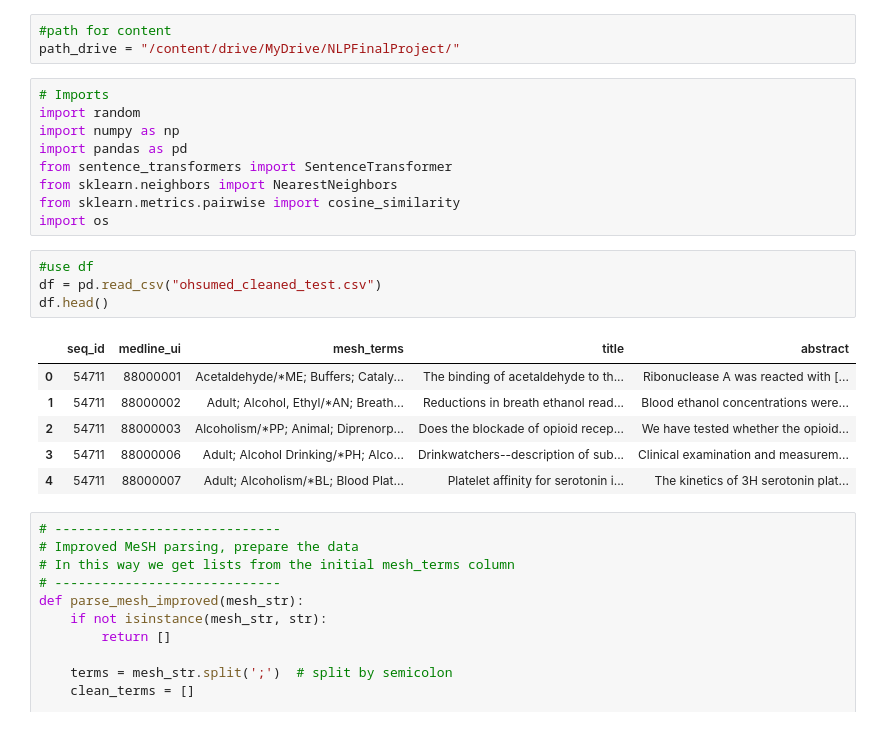
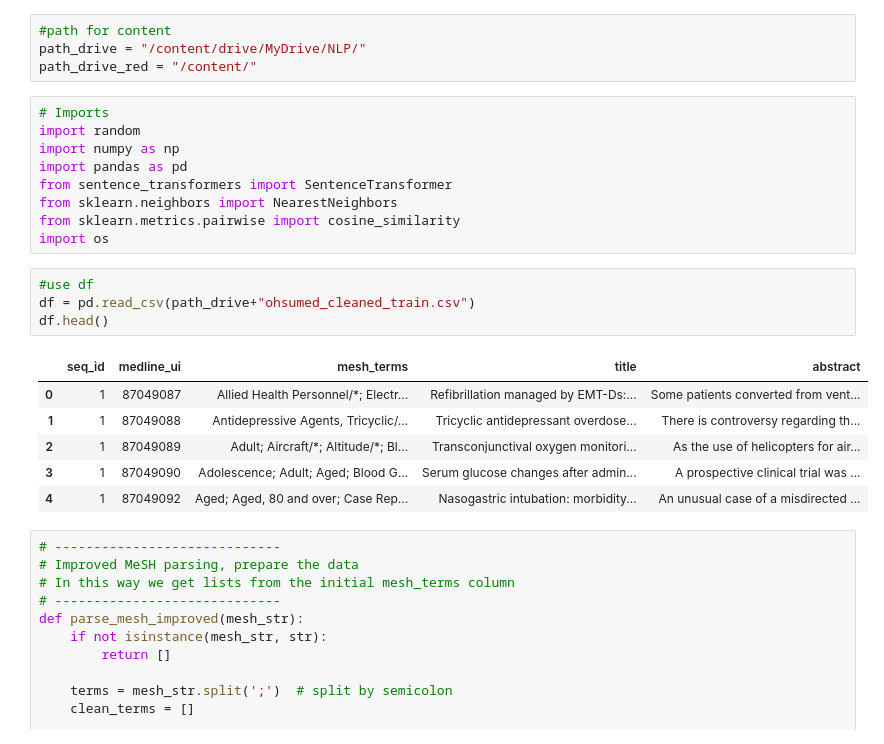
Before and after one commit to atomicSteiner/HealthcareSBERT, a Jupyter notebook: Evaluation.ipynb, the cells around one changed output. Saved outputs shown, nothing was run; the diff lists cells and outputs as text.

```diff
--- a/Evaluation.ipynb
+++ b/Evaluation.ipynb
@@ -8,6 +8,7 @@ Mounted at /content/drive
 # %%
 #path for content
-path_drive = "/content/drive/MyDrive/NLPFinalProject/"
+path_drive = "/content/drive/MyDrive/NLP/"
+path_drive_red = "/content/"
 # %%
 # Imports
 import random
@@ -19,15 +20,15 @@ from sklearn.metrics.pairwise import cosine_similarity
 import os
 # %%
 #use df
-df = pd.read_csv("ohsumed_cleaned_test.csv")
+df = pd.read_csv(path_drive+"ohsumed_cleaned_train.csv")
 df.head()
 # %% [output]
 |  | seq_id | medline_ui | mesh_terms | title | abstract |
-| 0 | 54711 | 88000001 | Acetaldehyde/*ME; Buffers; Cataly... | The binding of acetaldehyde to th... | Ribonuclease A was reacted with [... |
-| 1 | 54711 | 88000002 | Adult; Alcohol, Ethyl/*AN; Breath... | Reductions in breath ethanol read... | Blood ethanol concentrations were... |
-| 2 | 54711 | 88000003 | Alcoholism/*PP; Animal; Diprenorp... | Does the blockade of opioid recep... | We have tested whether the opioid... |
-| 3 | 54711 | 88000006 | Adult; Alcohol Drinking/*PH; Alco... | Drinkwatchers--description of sub... | Clinical examination and measurem... |
-| 4 | 54711 | 88000007 | Adult; Alcoholism/*BL; Blood Plat... | Platelet affinity for serotonin i... | The kinetics of 3H serotonin plat... |
+| 0 | 1 | 87049087 | Allied Health Personnel/*; Electr... | Refibrillation managed by EMT-Ds:... | Some patients converted from vent... |
+| 1 | 1 | 87049088 | Antidepressive Agents, Tricyclic/... | Tricyclic antidepressant overdose... | There is controversy regarding th... |
+| 2 | 1 | 87049089 | Adult; Aircraft/*; Altitude/*; Bl... | Transconjunctival oxygen monitori... | As the use of helicopters for air... |
+| 3 | 1 | 87049090 | Adolescence; Adult; Aged; Blood G... | Serum glucose changes after admin... | A prospective clinical trial was ... |
+| 4 | 1 | 87049092 | Aged; Aged, 80 and over; Case Rep... | Nasogastric intubation: morbidity... | An unusual case of a misdirected ... |
 # %%
 # -----------------------------
 # Improved MeSH parsing, prepare the data
```
Also changed, not shown: parts of 31 cells of this notebook.
